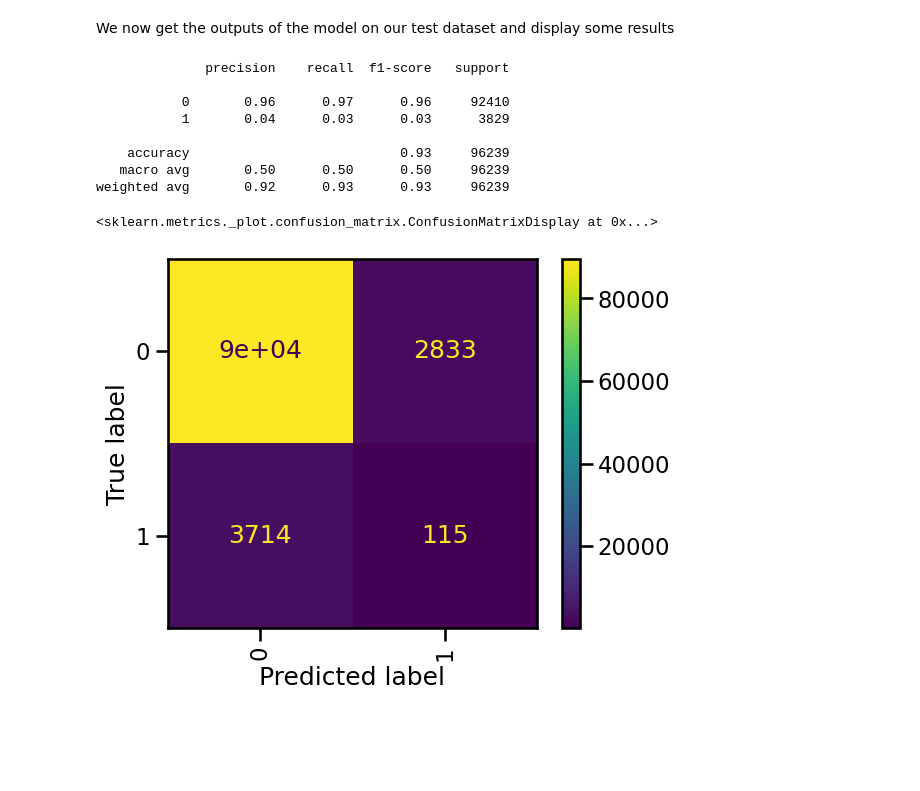
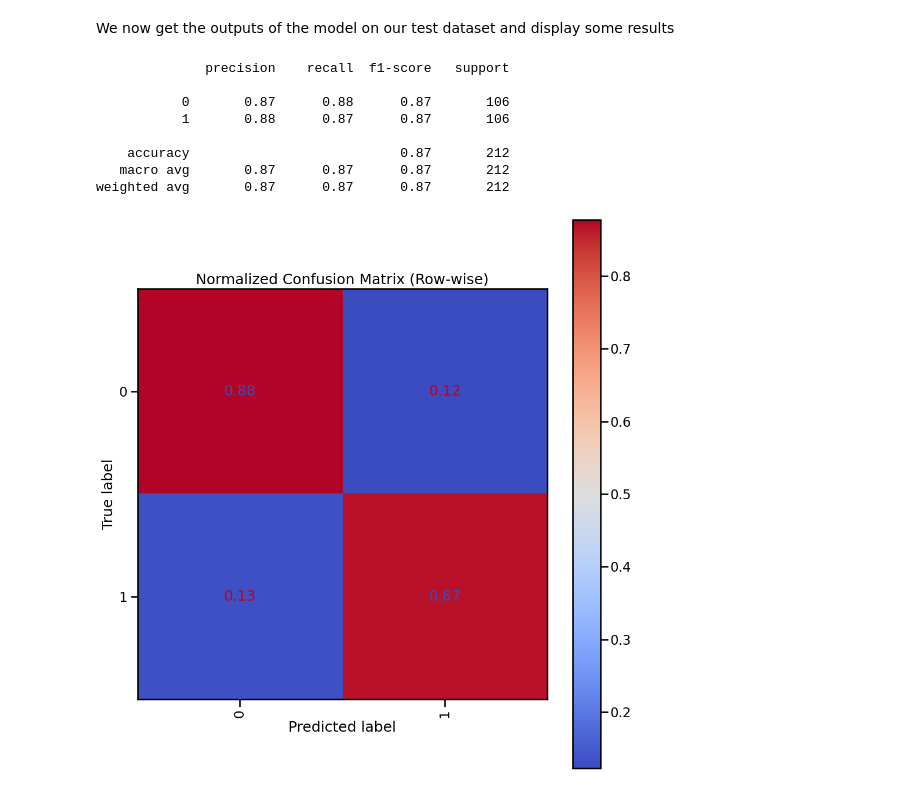
Before and after one commit to helicalAI/helical, a Jupyter notebook: examples/notebooks/HyenaDNA-Fine-Tuning.ipynb, the cells around one changed output. Saved outputs shown, nothing was run; the diff lists cells and outputs as text; code cells hidden in the pictures; blank space fills up the shorter version.

```diff
--- a/examples/notebooks/HyenaDNA-Fine-Tuning.ipynb
+++ b/examples/notebooks/HyenaDNA-Fine-Tuning.ipynb
@@ -30,5 +31,5 @@ device = "cuda" if torch.cuda.is_available() else "cpu"
 - We select the task from the list of tasks available for this dataset
 # %%
-label = "regulatory_element_promoter"
-dataset_train = load_dataset("InstaDeepAI/genomics-long-range-benchmark", split="train", subset=True, task_name=label, sequence_length=1024, trust_remote_code=True)
-dataset_test = load_dataset("InstaDeepAI/genomics-long-range-benchmark", split="test", subset=True, task_name=label, sequence_length=1024, trust_remote_code=True)
+label = "promoter_tata"
+dataset_train = load_dataset("InstaDeepAI/nucleotide_transformer_downstream_tasks_revised", label, split="train", trust_remote_code=True)
+dataset_test = load_dataset("InstaDeepAI/nucleotide_transformer_downstream_tasks_revised", label, split="test", trust_remote_code=True)
@@ -43,7 +48,7 @@ for type in np.unique(dataset_train["labels"]):
 # %% [markdown]
 ### Define our HyenaDNA model and configs
 # %%
-hyena_config = HyenaDNAConfig(model_name="hyenadna-tiny-1k-seqlen-d256", batch_size=5, device=device)
+hyena_config = HyenaDNAConfig(model_name="hyenadna-tiny-1k-seqlen-d256", batch_size=10, device=device)
 hyena = HyenaDNA(configurer=hyena_config)
 # %% [markdown]
 ### Process the dataset for both training and testing
@@ -53,13 +58,13 @@ test_dataset = hyena.process_data(dataset_test["sequence"])
 # %% [markdown]
 ### Define our fine-tuning model and task type
 # %%
-hyena_fine_tune = HyenaDNAFineTuningModel(hyena, fine_tuning_head="classification", output_size=len(np.unique(dataset_train["labels"])))
+hyena_fine_tune = HyenaDNAFineTuningModel(hyena, fine_tuning_head="classification", output_size=len(np.unique(dataset_train["label"])))
 # %% [markdown]
 ### Fine-tune the model
 # %% [markdown]
 For this we set our training and validation datasets along with their labels
 # %%
-hyena_fine_tune.train(train_input_data=train_dataset, train_labels=dataset_train["labels"], validation_input_data=test_dataset, validation_labels=dataset_test["labels"], optimizer_params={"lr": 0.000001})
+hyena_fine_tune.train(train_input_data=train_dataset, train_labels=dataset_train["label"], validation_input_data=test_dataset, validation_labels=dataset_test["label"], epochs=10, optimizer_params={"lr": 2e-6}, lr_scheduler_params={"name": "linear", "num_warmup_steps": 0, "num_training_steps": 10})
 # %% [markdown]
 ### Evaluate the fine-tuned model
 # %% [markdown]
@@ -67,21 +72,36 @@ We now get the outputs of the model on our test dataset and display some results
 # %%
 outputs = hyena_fine_tune.get_outputs(test_dataset)
 # %%
-print(classification_report(dataset_test["labels"], outputs.argmax(axis=1)))
+print(classification_report(dataset_test["label"], outputs.argmax(axis=1)))
 # %% [output]
               precision    recall  f1-score   support
 
-           0       0.96      0.97      0.96     92410
-           1       0.04      0.03      0.03      3829
+           0       0.87      0.88      0.87       106
+           1       0.88      0.87      0.87       106
 
-    accuracy                           0.93     96239
-   macro avg       0.50      0.50      0.50     96239
-weighted avg       0.92      0.93      0.93     96239
+    accuracy                           0.87       212
+   macro avg       0.87      0.87      0.87       212
+weighted avg       0.87      0.87      0.87       212
-# %%
-cm_geneformer = confusion_matrix(dataset_test["labels"], outputs.argmax(axis=1))
-
-disp = ConfusionMatrixDisplay(confusion_matrix=cm_geneformer, display_labels=np.unique(np.concatenate((dataset_test["labels"], outputs.argmax(axis=1)))))
-disp.plot(xticks_rotation="vertical")
-# %% [output]
-<sklearn.metrics._plot.confusion_matrix.ConfusionMatrixDisplay at 0x...>
-[figure, removed]
+# %%
+# Compute the confusion matrix
+cm = confusion_matrix(dataset_test["label"], outputs.argmax(axis=1))
+
+# Perform row-wise normalization
+cm_normalized = cm.astype('float') / cm.sum(axis=1)[:, np.newaxis]
+
+# Get unique labels in the order they appear in the confusion matrix
+unique_labels = np.unique(np.concatenate((dataset_test["label"], outputs.argmax(axis=1))))
+
+# Create and plot the normalized confusion matrix
+fig, ax = plt.subplots(figsize=(10, 10))
+disp = ConfusionMatrixDisplay(confusion_matrix=cm_normalized, display_labels=unique_labels)
+disp.plot(ax=ax, xticks_rotation='vertical', values_format='.2f', cmap='coolwarm')
+
+# Customize the plot
+ax.set_title('Normalized Confusion Matrix (Row-wise)')
+fig.set_facecolor("none")
+
+plt.tight_layout()
+plt.show()
+# %% [output]
+[figure, added]
```
Also changed, not shown: parts of 5 cells of this notebook, 4 other files.
